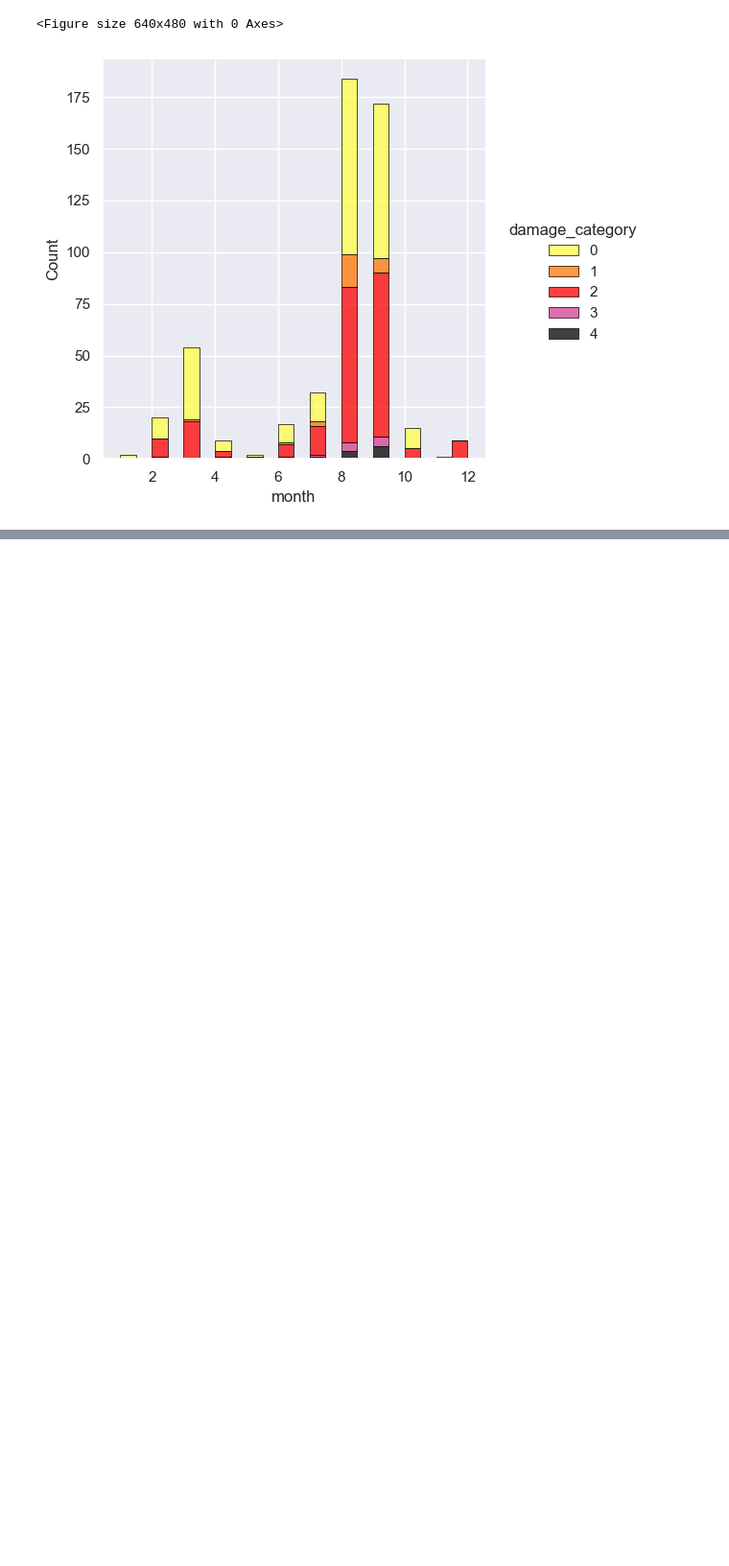
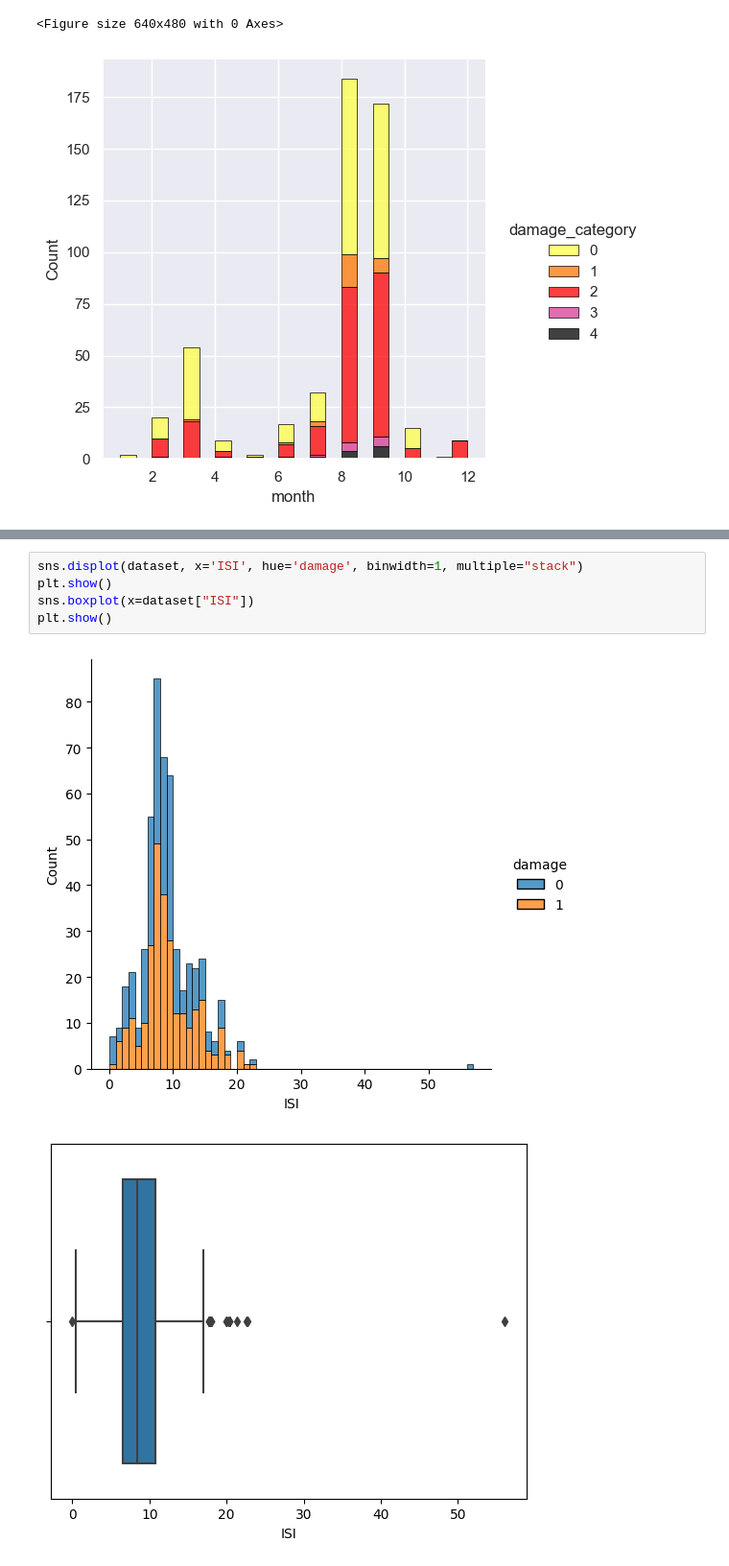
Before and after one commit to RubSimo/APC-P1, a Jupyter notebook: PRACTICA-1-APC.ipynb, the cells around one changed output, grey strips where cells are left out. Shown at 96% size. Cells and saved outputs as stored; diff of their text form; blank space fills up the shorter version.

```diff
--- a/PRACTICA-1-APC.ipynb
+++ b/PRACTICA-1-APC.ipynb
@@ -335,0 +406,8 @@ plt.show()
+# %%
+sns.displot(dataset, x='ISI', hue='damage', binwidth=1, multiple="stack")
+plt.show()
+sns.boxplot(x=dataset["ISI"])
+plt.show()
+# %% [output]
+[figure, added]
+[figure, added]
```
Also changed, not shown: parts of 11 cells of this notebook.
